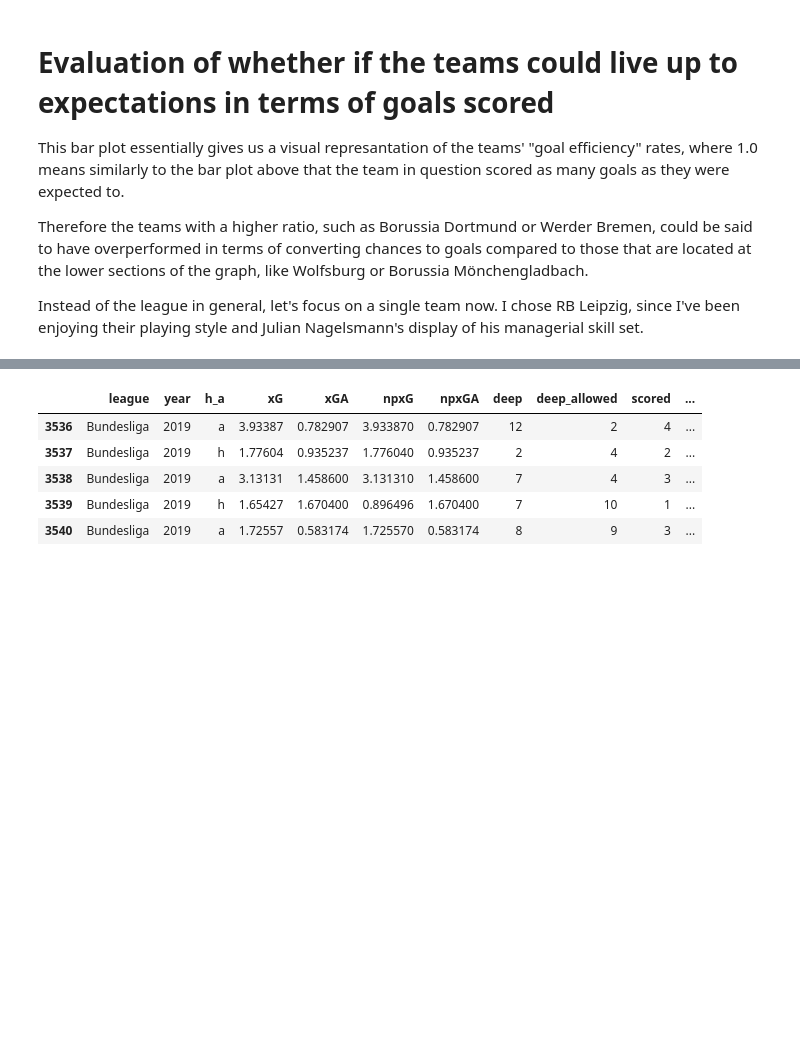
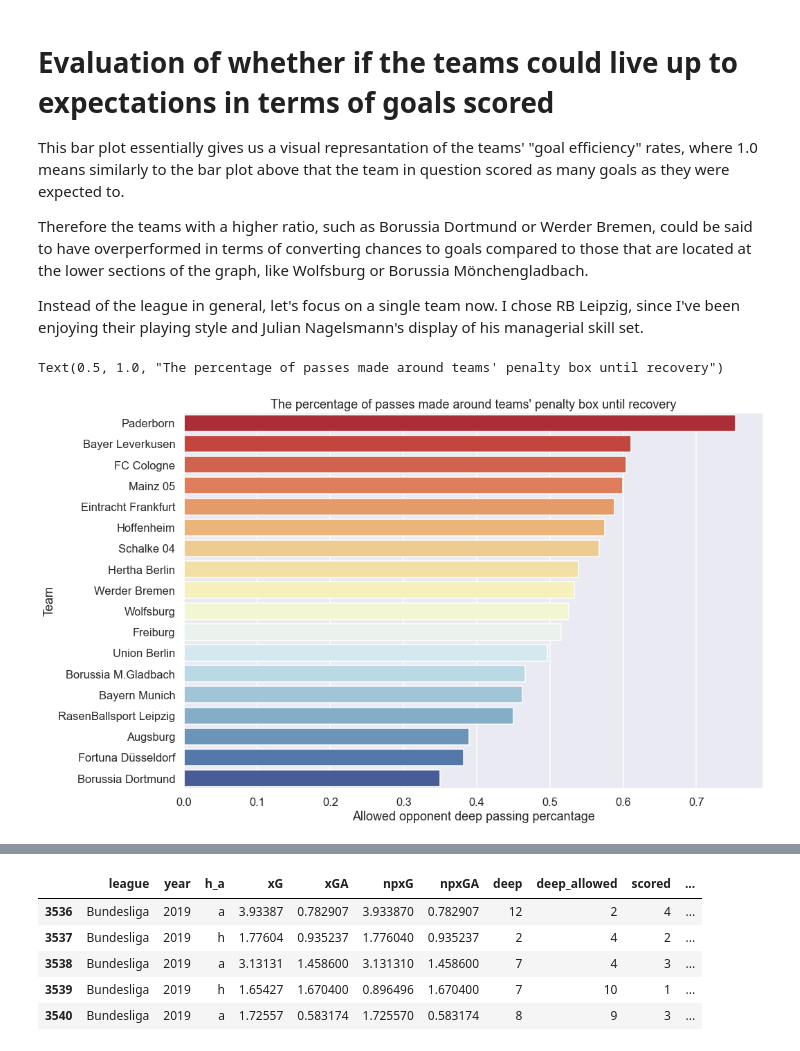
Before and after one commit to onatto11/EDA-and-Application-of-Various-Machine-Learning-Algroithms-on-Bundesliga-Data, a Jupyter notebook: Bundesliga EDA.ipynb, the cells around one changed output, grey strips where cells are left out. Saved outputs shown, nothing was run; the diff lists cells and outputs as text; code cells hidden in the pictures; blank space fills up the shorter version.

```diff
--- a/Bundesliga EDA.ipynb
+++ b/Bundesliga EDA.ipynb
@@ -269,3 +348,15 @@ This bar plot essentially gives us a visual represantation of the teams' "goal e
 Therefore the teams with a higher ratio, such as Borussia Dortmund or Werder Bremen, could be said to have overperformed in terms of converting chances to goals compared to those that are located at the lower sections of the graph, like Wolfsburg or Borussia Mönchengladbach.
 
 Instead of the league in general, let's focus on a single team now. I chose RB Leipzig, since I've been enjoying their playing style and Julian Nagelsmann's display of his managerial skill set.
+# %%
+#Plot a bar graph to show the percantage of how many of the passes allowed
+#before recovery were inside a team's penalty box
+
+ax = plt.subplots(figsize=(15, 10))
+sns.barplot("press_eff", "team", data=bundesliga_press, palette="RdYlBu")
+plt.xlabel("Allowed opponent deep passing percantage")
+plt.ylabel("Team")
+plt.title("The percentage of passes made around teams' penalty box until recovery")
+# %% [output]
+Text(0.5, 1.0, "The percentage of passes made around teams' penalty box until recovery")
+[figure, added]
```
Also changed, not shown: parts of 29 cells of this notebook.
